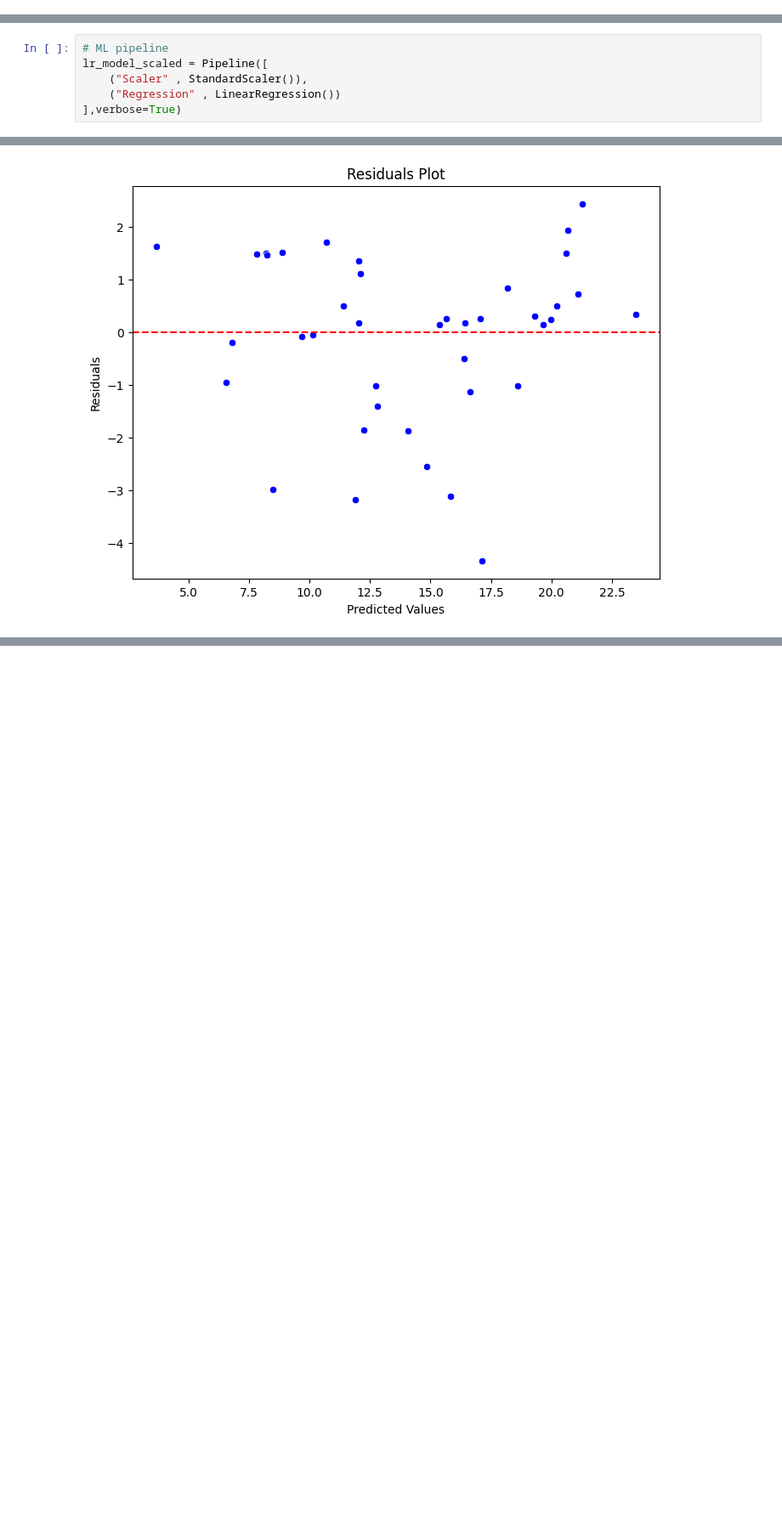
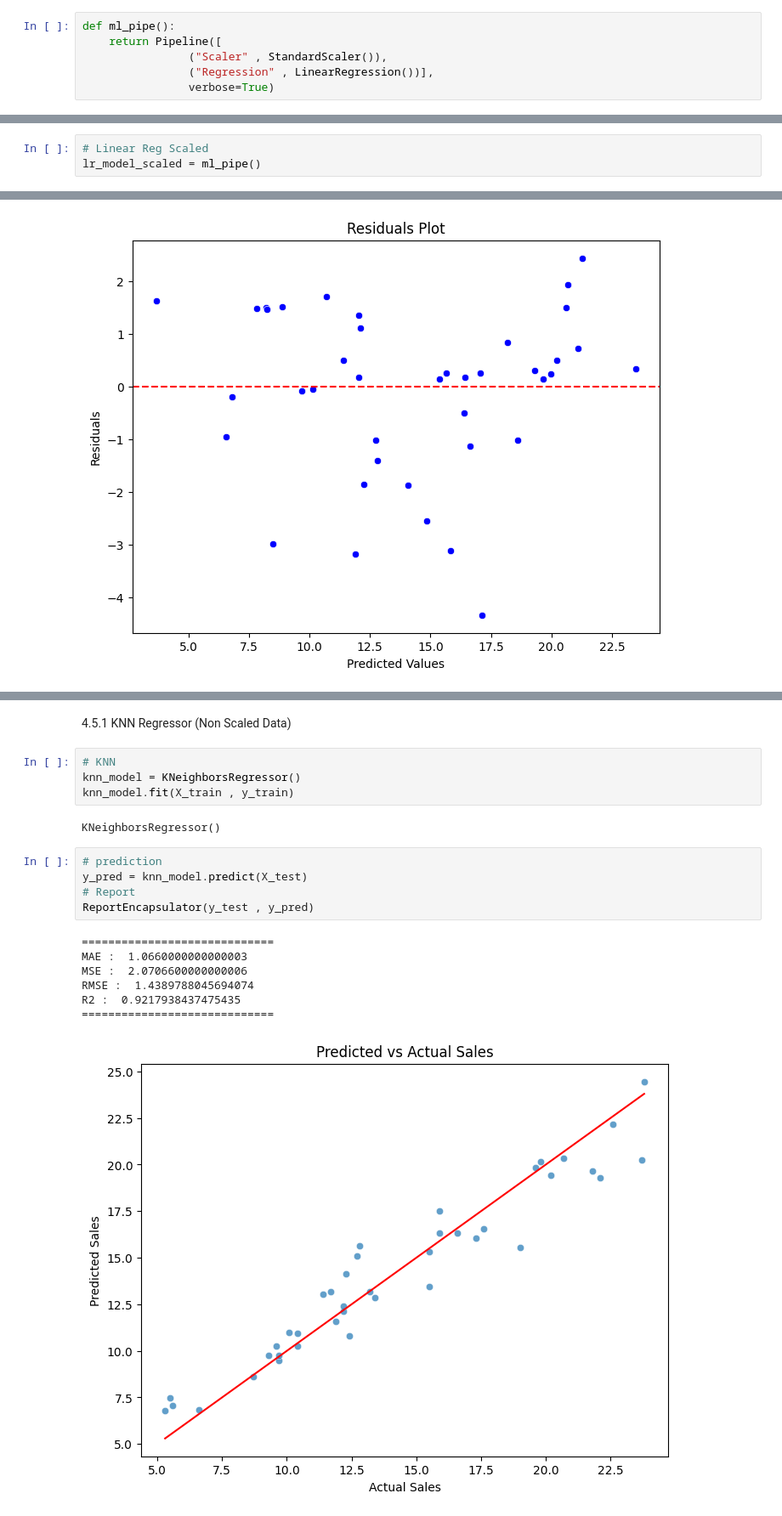
Before and after one commit to CodeByD3v/OIBSIP, a Jupyter notebook: Sales Prediction using Advertising Data/sales-prediction-using-advertisement.ipynb, the cells around one changed output, grey strips where cells are left out. Shown at 85% size. Drawn from its saved outputs; the diff is of its cells as text; blank space fills up the shorter version.

Commit message:
Model Building - KNN

```diff
--- a/Sales Prediction using Advertising Data/sales-prediction-using-advertisement.ipynb
+++ b/Sales Prediction using Advertising Data/sales-prediction-using-advertisement.ipynb
@@ -206 +208,7 @@ Test
+# %%
+def ml_pipe():
+    return Pipeline([
+                ("Scaler" , StandardScaler()),
+                ("Regression" , LinearRegression())],
+                verbose=True)
 # %% [markdown]
@@ -263,9 +271,6 @@ R2 :  0.9064413947501474
 # %%
-# ML pipeline
-lr_model_scaled = Pipeline([
-    ("Scaler" , StandardScaler()),
-    ("Regression" , LinearRegression())
-],verbose=True)
+# Linear Reg Scaled
+lr_model_scaled = ml_pipe()
 # %%
 # Train model
 lr_model_scaled.fit(X_train , y_train)
@@ -295,0 +303,21 @@ R2 :  0.9064413947501473
+# %% [markdown]
+4.5.1 KNN Regressor (Non Scaled Data)
+# %%
+# KNN
+knn_model = KNeighborsRegressor()
+knn_model.fit(X_train , y_train)
+# %% [output]
+KNeighborsRegressor()
+# %%
+# prediction
+y_pred = knn_model.predict(X_test)
+# Report
+ReportEncapsulator(y_test , y_pred)
+# %% [output]
+=============================
+MAE :  1.0660000000000003
+MSE :  2.0706600000000006
+RMSE :  1.4389788045694074
+R2 :  0.9217938437475435
+=============================
+[figure, added]
```
Also changed, not shown: parts of 12 cells of this notebook.
